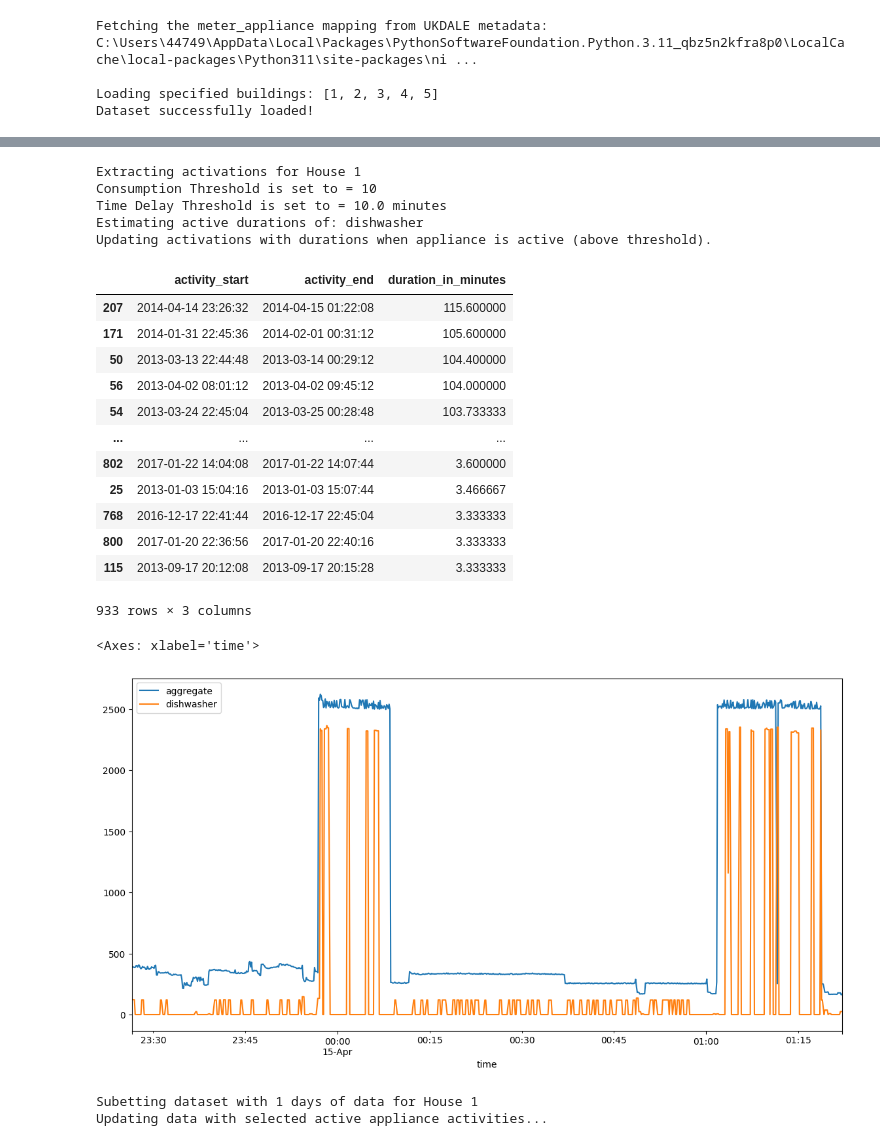
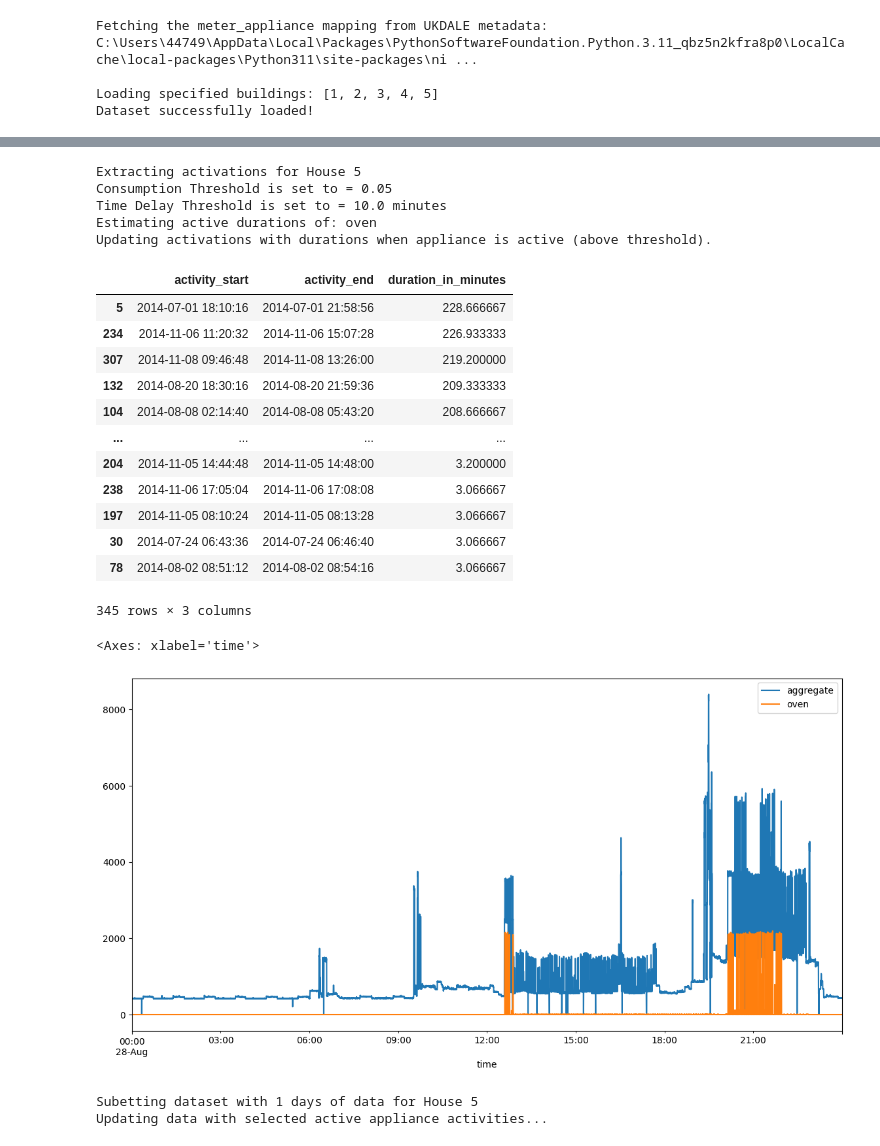
Before and after one commit to MackJackenna/nilm_analyzer_EM401, a Jupyter notebook: Data Evaluation/ukdale_duration.ipynb, the cells around one changed output, grey strips where cells are left out. Cells and saved outputs as stored; diff of their text form; code cells hidden in the pictures.

Commit message:
duration testings

```diff
--- a/Data Evaluation/ukdale_duration.ipynb
+++ b/Data Evaluation/ukdale_duration.ipynb
@@ -9,5 +9,5 @@ Fetching the meter_appliance mapping from UKDALE metadata: C:\Users\44749\AppDat
 Loading specified buildings: [1, 2, 3, 4, 5]
 Dataset successfully loaded!
 # %%
-appliance_data = ukdale_data.get_appliance_data(appliance='dishwasher', houses=[1])
+appliance_data = ukdale_data.get_appliance_data(appliance='oven', houses=[5])
 # %% [output]
@@ -41,36 +41,36 @@ appliance_data.data
 # %%
-appliance_data.get_activations(threshold_x=10.0, threshold_y=10)
+appliance_data.get_activations(threshold_x=10.0, threshold_y=0.05)
 # %% [output]
-Extracting activations for House 1
-Consumption Threshold is set to = 10
+Extracting activations for House 5
+Consumption Threshold is set to = 0.05
 Time Delay Threshold is set to = 10.0 minutes
-Estimating active durations of: dishwasher
+Estimating active durations of: oven
 Updating activations with durations when appliance is active (above threshold).
 # %%
-appliance_data.activations[1].sort_values(by='duration_in_minutes', ascending=False)
+appliance_data.activations[5].sort_values(by='duration_in_minutes', ascending=False)
 # %% [output]
 |  | activity_start | activity_end | duration_in_minutes |
-| 207 | 2014-04-14 23:26:32 | 2014-04-15 01:22:08 | 115.600000 |
-| 171 | 2014-01-31 22:45:36 | 2014-02-01 00:31:12 | 105.600000 |
-| 50 | 2013-03-13 22:44:48 | 2013-03-14 00:29:12 | 104.400000 |
-| 56 | 2013-04-02 08:01:12 | 2013-04-02 09:45:12 | 104.000000 |
-| 54 | 2013-03-24 22:45:04 | 2013-03-25 00:28:48 | 103.733333 |
+| 5 | 2014-07-01 18:10:16 | 2014-07-01 21:58:56 | 228.666667 |
+| 234 | 2014-11-06 11:20:32 | 2014-11-06 15:07:28 | 226.933333 |
+| 307 | 2014-11-08 09:46:48 | 2014-11-08 13:26:00 | 219.200000 |
+| 132 | 2014-08-20 18:30:16 | 2014-08-20 21:59:36 | 209.333333 |
+| 104 | 2014-08-08 02:14:40 | 2014-08-08 05:43:20 | 208.666667 |
 | ... | ... | ... | ... |
-| 802 | 2017-01-22 14:04:08 | 2017-01-22 14:07:44 | 3.600000 |
-| 25 | 2013-01-03 15:04:16 | 2013-01-03 15:07:44 | 3.466667 |
-| 768 | 2016-12-17 22:41:44 | 2016-12-17 22:45:04 | 3.333333 |
-| 800 | 2017-01-20 22:36:56 | 2017-01-20 22:40:16 | 3.333333 |
-| 115 | 2013-09-17 20:12:08 | 2013-09-17 20:15:28 | 3.333333 |
+| 204 | 2014-11-05 14:44:48 | 2014-11-05 14:48:00 | 3.200000 |
+| 238 | 2014-11-06 17:05:04 | 2014-11-06 17:08:08 | 3.066667 |
+| 197 | 2014-11-05 08:10:24 | 2014-11-05 08:13:28 | 3.066667 |
+| 30 | 2014-07-24 06:43:36 | 2014-07-24 06:46:40 | 3.066667 |
+| 78 | 2014-08-02 08:51:12 | 2014-08-02 08:54:16 | 3.066667 |
-933 rows × 3 columns
+345 rows × 3 columns
 # %%
-appliance_data.data[1].loc['2014-04-14 23:26:32':'2014-04-15 01:22:08'].plot(figsize=(14,7))
+appliance_data.data[5].loc['2014-08-28 00:00:00':'2014-08-28 23:59:59'].plot(figsize=(14,7))
 # %% [output]
 <Axes: xlabel='time'>
-[figure, old version]
+[figure, new version]
 # %%
 appliance_data.subset_data(no_of_days=1)
 # %% [output]
-Subetting dataset with 1 days of data for House 1
+Subetting dataset with 1 days of data for House 5
 Updating data with selected active appliance activities...
 # %%
 appliance_data.data
```
Also changed, not shown: parts of 4 cells of this notebook, 1 other file.
